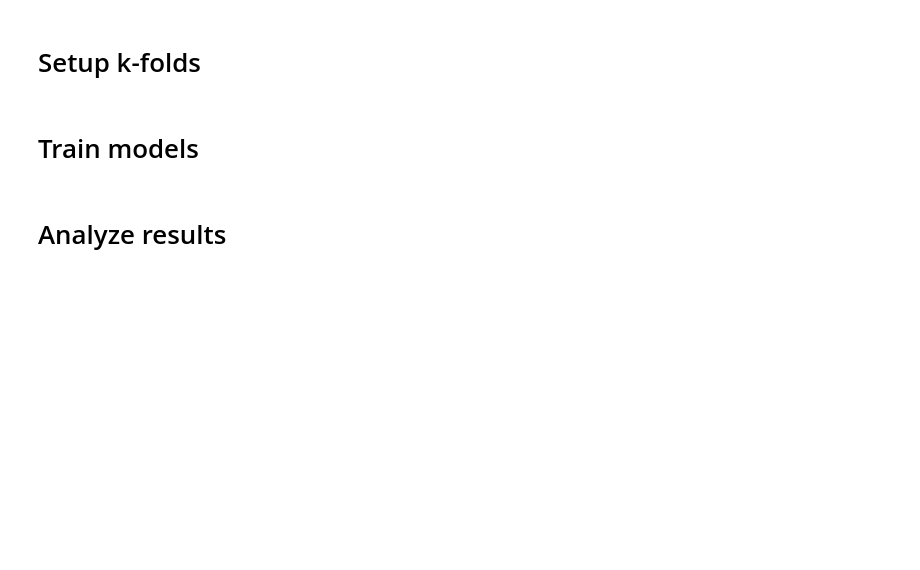
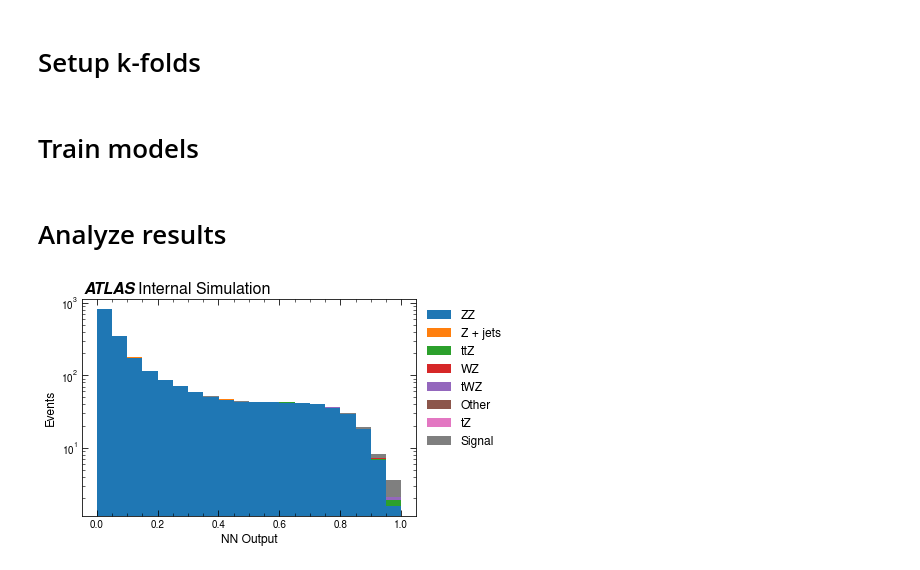
Before and after one commit to Moelf/WVZAnalysis.jl, a Jupyter notebook: kees_code/k_folding_tests/SR_SF_inZ_k_folding.ipynb, the cells around one changed output. Drawn from its saved outputs; the diff is of its cells as text; code cells hidden in the pictures; blank space fills up the shorter version.

```diff
--- a/kees_code/k_folding_tests/SR_SF_inZ_k_folding.ipynb
+++ b/kees_code/k_folding_tests/SR_SF_inZ_k_folding.ipynb
@@ -34,7 +50,8 @@ import util
 # %%
 # Note that we are loading the FULL signal and background datasets
 sig = pd.read_feather('/home/grabanal/WVZ/gabriel_ML_data/20220301_ELReLMIs54_MUReLMIs31_btag77_VVZ.arrow')
+sig['source'] = 'Signal'
 sig['is_signal'] = True
-bg = pd.read_feather(('/home/grabanal/WVZ/gabriel_ML_data/'
-                           + '20220301_ELReLMIs54_MUReLMIs31_btag77_FULLBG.arrow'))
-bg['is_signal'] = False
+# bg = pd.read_feather(('/home/grabanal/WVZ/gabriel_ML_data/'
+#                            + '20220301_ELReLMIs54_MUReLMIs31_btag77_FULLBG.arrow'))
+# bg['is_signal'] = False
@@ -41,6 +93,7 @@ bg['is_signal'] = False
 # %%
 train_feats = sorted([f for f in sig.columns if f not in ['index', 'wgt', 'is_signal',
                                                           'v_j_btag77', 'v_j_btag60',
-                                                          'v_j_btag85', 'v_j_btagCont', 'v_j_btag70']])
+                                                          'v_j_btag85', 'v_j_btagCont', 'v_j_btag70',
+                                                          'source']])
 print('Using the following training features:')
 print(sorted(train_feats))
@@ -61,7 +117,8 @@ sig = sig[sig.SR == 0]
 # %% [markdown]
 # Setup k-folds
 # %%
-combined_data = pd.concat([sig[train_feats + ['wgt', 'is_signal']], bg[train_feats + ['wgt', 'is_signal']]],
+combined_data = pd.concat([sig[train_feats + ['wgt', 'is_signal', 'source']],
+                           bg[train_feats + ['wgt', 'is_signal', 'source']]],
                           ignore_index=True)
 combined_labels = np.concatenate([np.ones(len(sig)), np.zeros(len(bg))])
 # %%
@@ -207,6 +264,27 @@ for k in range(K_FOLDS):
     # We test classifier k on slice k
     x_test = combined_data[combined_data.k_fold == k][train_feats]
     combined_data.loc[combined_data.k_fold == k, nn_out_col] = classifier.predict(x_test, batch_size=10000)
+# %%
+bg_sample = combined_data[combined_data.is_signal == 0]
+sig_sample = combined_data[combined_data.is_signal == 1]
+
+bg_ZZ_sample = bg_sample[bg_sample.source == 'ZZ']
+bg_Zjets_sample = bg_sample[bg_sample.source == 'Z + jets']
+bg_ttZ_sample = bg_sample[bg_sample.source == 'ttZ']
+bg_WZ_sample = bg_sample[bg_sample.source == 'WZ']
+bg_tWZ_sample = bg_sample[bg_sample.source == 'tWZ']
+bg_other_sample = bg_sample[bg_sample.source == 'Other']
+# bg_Zgamma_sample = bg_sample[bg_sample.source == 'Z + gamma']
+bg_tZ_sample = bg_sample[bg_sample.source == 'tZ']
+
+plot_util.make_nn_output_source_plot(bg_ZZ_sample, bg_Zjets_sample, bg_ttZ_sample,
+                                     bg_WZ_sample, bg_tWZ_sample, bg_other_sample,
+                                     bg_tZ_sample,
+                                     sig_sample, column='nn_out', bins=20, log=True,
+                                     save=True,
+                                     save_dir='plots/SR_SF_inZ/', save_name='nn_output_density_stacked')
+# %% [output]
+[figure, added]
 # %%
 bg_sample = combined_data[combined_data.is_signal == 0]
 sig_sample = combined_data[combined_data.is_signal == 1]
```
Also changed, not shown: parts of 3 cells of this notebook, 20 other files.
